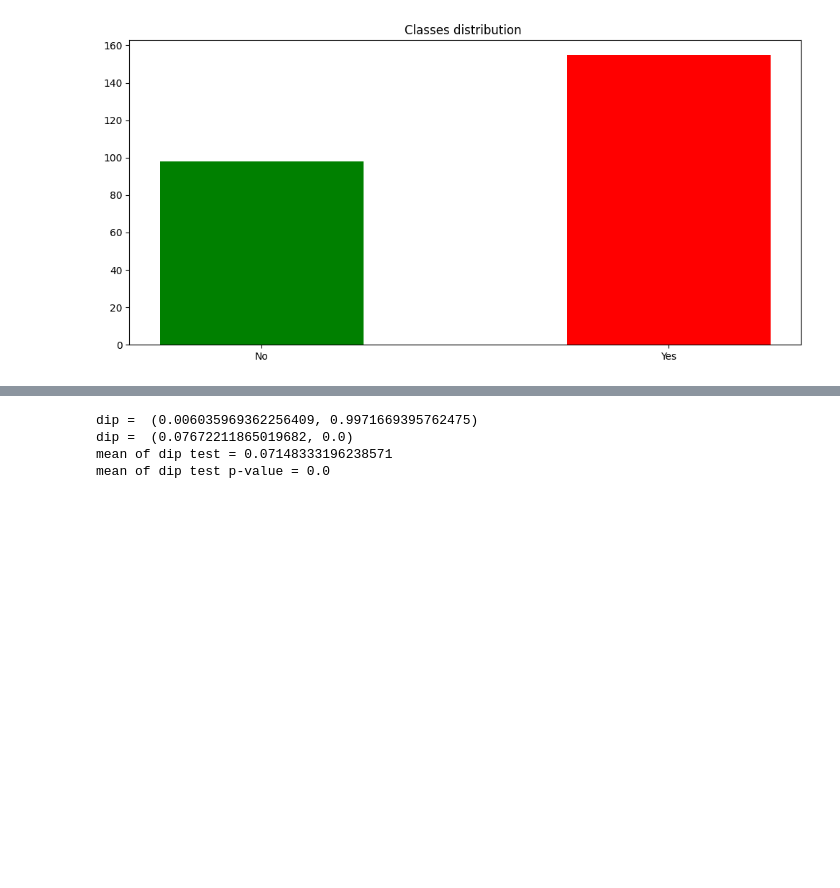
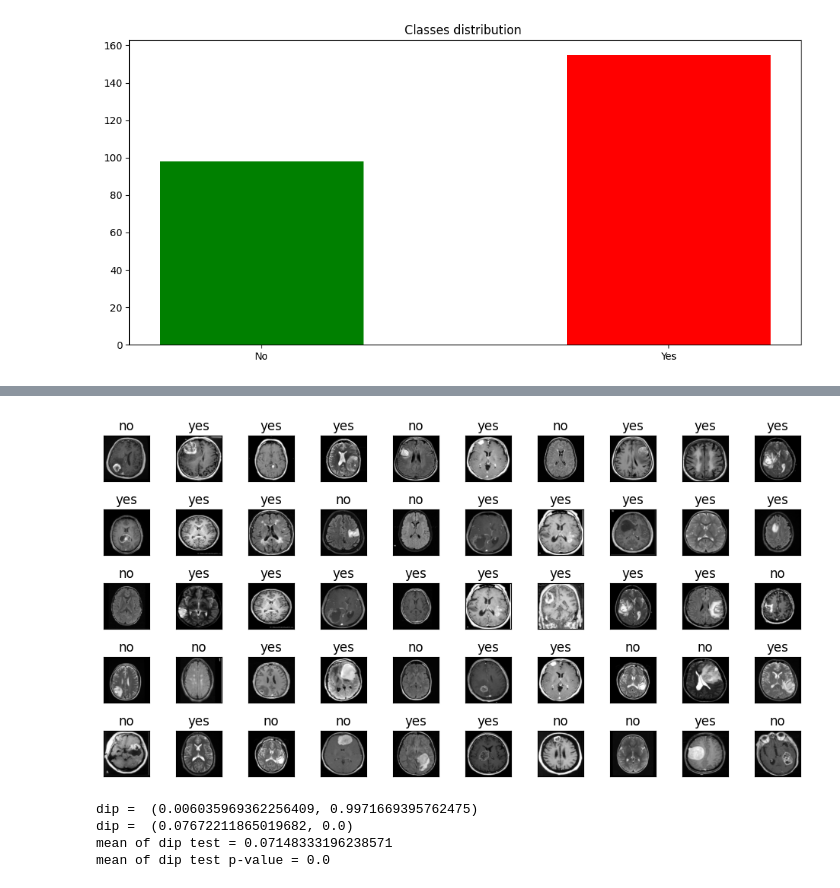
Before and after one commit to gqkd/MRI_Brain_Tumor_Detection, a Jupyter notebook: Brain_Tumor_Detection.ipynb, the cells around one changed output, grey strips where cells are left out. Saved outputs shown, nothing was run; the diff lists cells and outputs as text; code cells hidden in the pictures; blank space fills up the shorter version.

```diff
--- a/Brain_Tumor_Detection.ipynb
+++ b/Brain_Tumor_Detection.ipynb
@@ -354,3 +444,10 @@ Contour 1: 360 points
+# %%
+X_train_crop = crop (X_train)
+# %%
+#plot examples from cropped dataset
+plot_samples(X_train_crop, y_train)
+# %% [output]
+[figure, added]
 # %%
 import diptest
 #histograms
```
Also changed, not shown: parts of 8 cells of this notebook.
